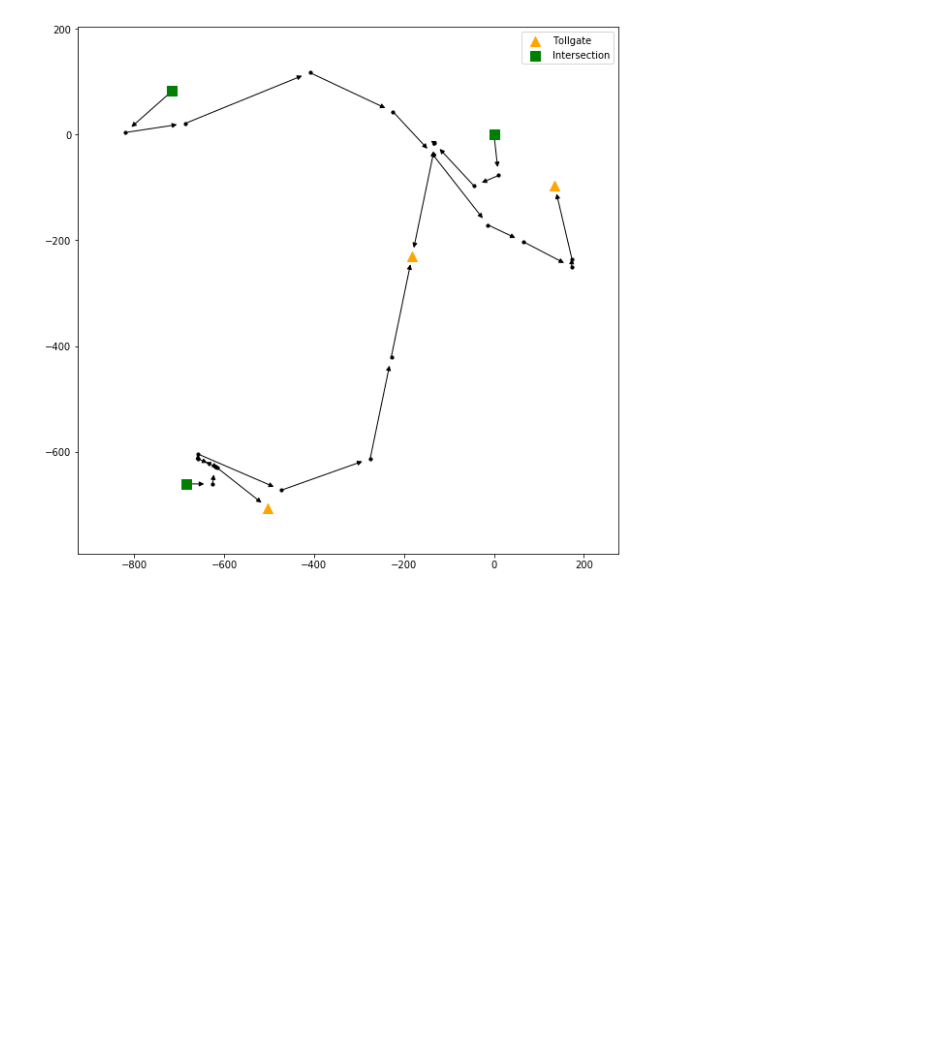
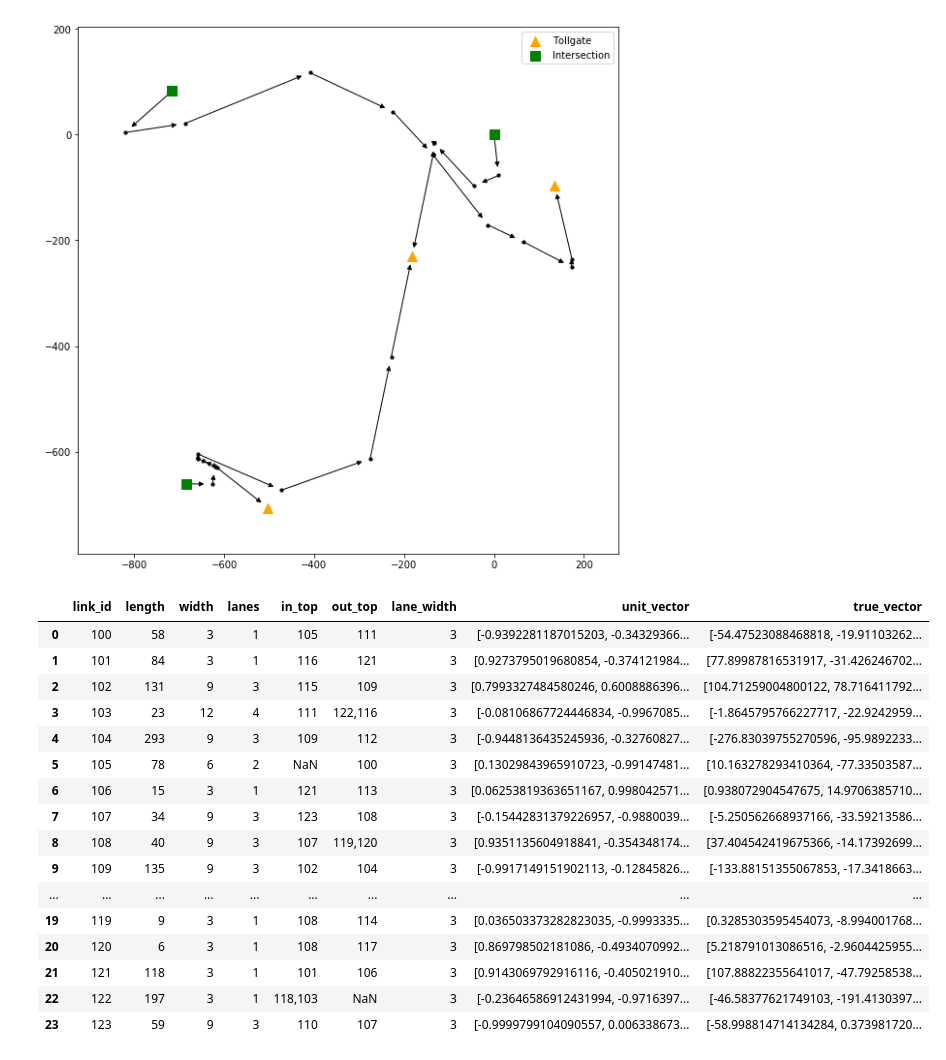
Before and after one commit to muciyuallen/TrafficFlowOptimization, a Jupyter notebook: NetWork Visualization.ipynb, the cells around one changed output. Saved outputs shown, nothing was run; the diff lists cells and outputs as text; code cells hidden in the pictures; blank space fills up the shorter version.

```diff
--- a/NetWork Visualization.ipynb
+++ b/NetWork Visualization.ipynb
@@ -322,3 +328,23 @@ plt.legend()
 # %% [output]
 <matplotlib.legend.Legend at 0x...>
 [figure]
+# %%
+links
+# %% [output]
+|  | link_id | length | width | lanes | in_top | out_top | lane_width | unit_vector | true_vector |
+| 0 | 100 | 58 | 3 | 1 | 105 | 111 | 3 | [-0.9392281187015203, -0.34329366... | [-54.47523088468818, -19.91103262... |
+| 1 | 101 | 84 | 3 | 1 | 116 | 121 | 3 | [0.9273795019680854, -0.374121984... | [77.89987816531917, -31.426246702... |
+| 2 | 102 | 131 | 9 | 3 | 115 | 109 | 3 | [0.7993327484580246, 0.6008886396... | [104.71259004800122, 78.716411792... |
+| 3 | 103 | 23 | 12 | 4 | 111 | 122,116 | 3 | [-0.08106867724446834, -0.9967085... | [-1.8645795766227717, -22.9242959... |
+| 4 | 104 | 293 | 9 | 3 | 109 | 112 | 3 | [-0.9448136435245936, -0.32760827... | [-276.83039755270596, -95.9892233... |
+| 5 | 105 | 78 | 6 | 2 | NaN | 100 | 3 | [0.13029843965910723, -0.99147481... | [10.163278293410364, -77.33503587... |
+| 6 | 106 | 15 | 3 | 1 | 121 | 113 | 3 | [0.06253819363651167, 0.998042571... | [0.938072904547675, 14.9706385710... |
+| 7 | 107 | 34 | 9 | 3 | 123 | 108 | 3 | [-0.15442831379226957, -0.9880039... | [-5.250562668937166, -33.59213586... |
+| 8 | 108 | 40 | 9 | 3 | 107 | 119,120 | 3 | [0.9351135604918841, -0.354348174... | [37.404542419675366, -14.17392699... |
+| 9 | 109 | 135 | 9 | 3 | 102 | 104 | 3 | [-0.9917149151902113, -0.12845826... | [-133.88151355067853, -17.3418663... |
+| ... | ... | ... | ... | ... | ... | ... | ... | ... | ... |
+| 19 | 119 | 9 | 3 | 1 | 108 | 114 | 3 | [0.036503373282823035, -0.9993335... | [0.3285303595454073, -8.994001768... |
+| 20 | 120 | 6 | 3 | 1 | 108 | 117 | 3 | [0.869798502181086, -0.4934070992... | [5.218791013086516, -2.9604425955... |
+| 21 | 121 | 118 | 3 | 1 | 101 | 106 | 3 | [0.9143069792916116, -0.405021910... | [107.88822355641017, -47.79258538... |
+| 22 | 122 | 197 | 3 | 1 | 118,103 | NaN | 3 | [-0.23646586912431994, -0.9716397... | [-46.58377621749103, -191.4130397... |
+| 23 | 123 | 59 | 9 | 3 | 110 | 107 | 3 | [-0.9999799104090557, 0.006338673... | [-58.998814714134284, 0.373981720... |
```
Also changed, not shown: parts of 2 cells of this notebook.
